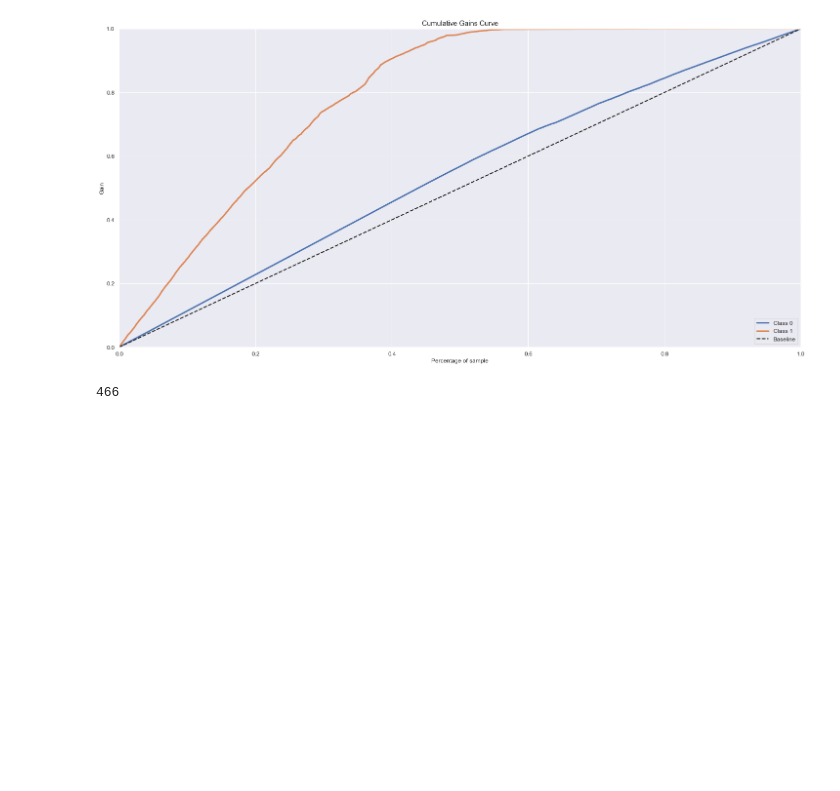
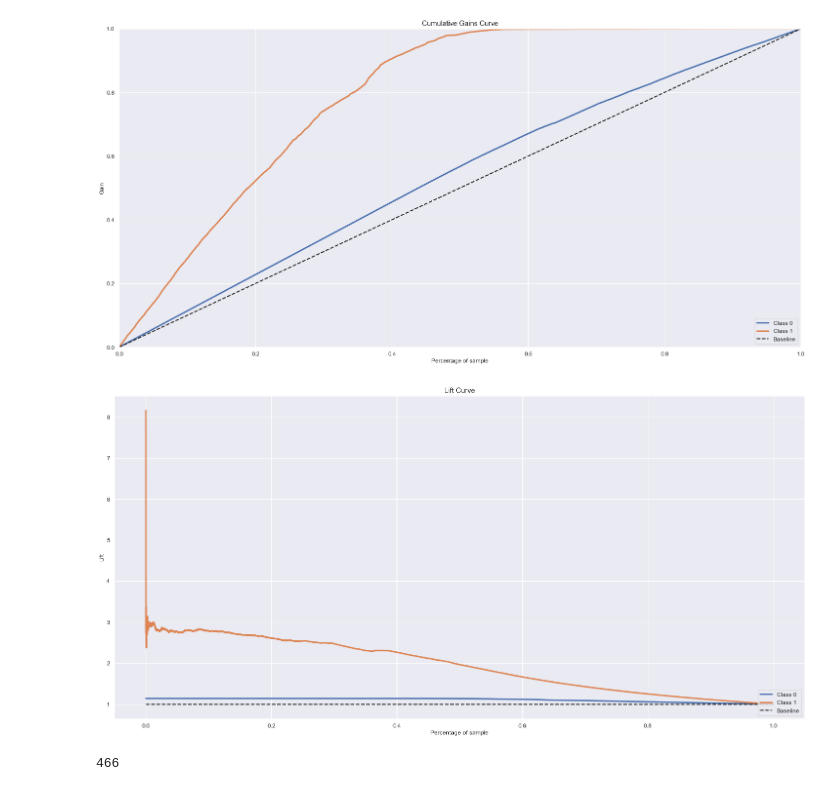
Before and after one commit to FabioCaffarello/insurance-cross-sell, a Jupyter notebook: 01-Notebooks/end_to_end_insurance_cross_sell.ipynb, the cells around one changed output. Saved outputs shown, nothing was run; the diff lists cells and outputs as text; code cells hidden in the pictures; blank space fills up the shorter version.

Commit message:
lift plot

```diff
--- a/01-Notebooks/end_to_end_insurance_cross_sell.ipynb
+++ b/01-Notebooks/end_to_end_insurance_cross_sell.ipynb
@@ -2359,6 +2356,10 @@ skplt.metrics.plot_cumulative_gain(y_test_eval, yhat_proba_xgb_eval_2)
 # %% [output]
 <AxesSubplot:title={'center':'Cumulative Gains Curve'}, xlabel='Percentage of sample', ylabel='Gain'>
 [figure]
+# %%
+skplt.metrics.plot_lift_curve(y_test_eval, yhat_proba_xgb_eval_2);
+# %% [output]
+[figure, added]
 # %%
 np.argmin(np.abs(thresholds))
 # %% [output]
```
Also changed, not shown: parts of 10 cells of this notebook.
